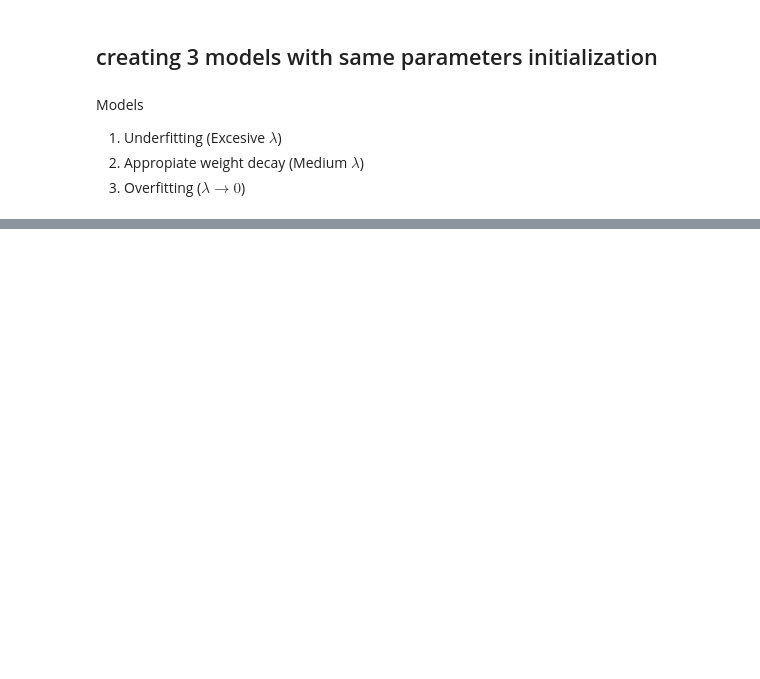
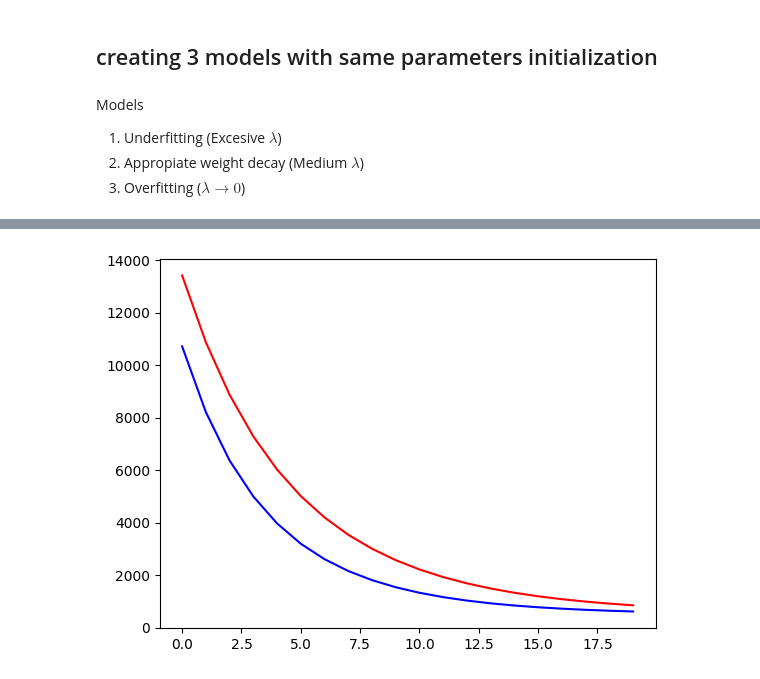
Before and after one commit to PilotLeoYan/Deep-learning-from-Scratch, a Jupyter notebook: Simple linear regression/weight-decay.ipynb, the cells around one changed output, grey strips where cells are left out. Drawn from its saved outputs; the diff is of its cells as text; code cells hidden in the pictures; blank space fills up the shorter version.

```diff
--- a/Simple linear regression/weight-decay.ipynb
+++ b/Simple linear regression/weight-decay.ipynb
@@ -409,0 +471,2 @@ Models
+# %%
+model2.fit(X_train, Y_train, 20, 0.001, 1, X_valid, Y_valid)
@@ -409,0 +494,6 @@ Models
+# %%
+plt.plot(range(0, len(model2.loss_fit)), model2.loss_fit, color='blue')
+plt.plot(range(0, len(model2.loss_fit_v)), model2.loss_fit_v, color='red')
+plt.show()
+# %% [output]
+[figure, added]
```
Also changed, not shown: parts of 17 cells of this notebook, 1 other file.
